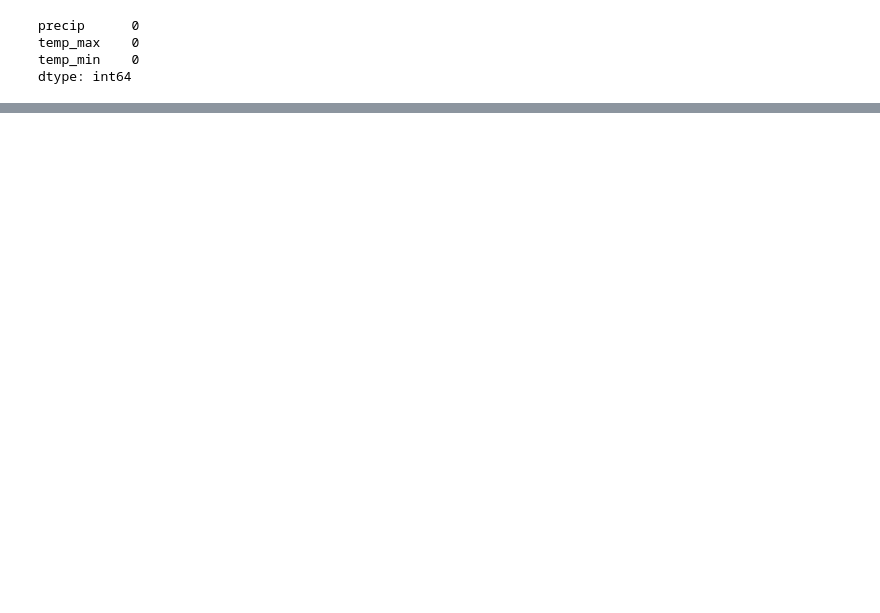
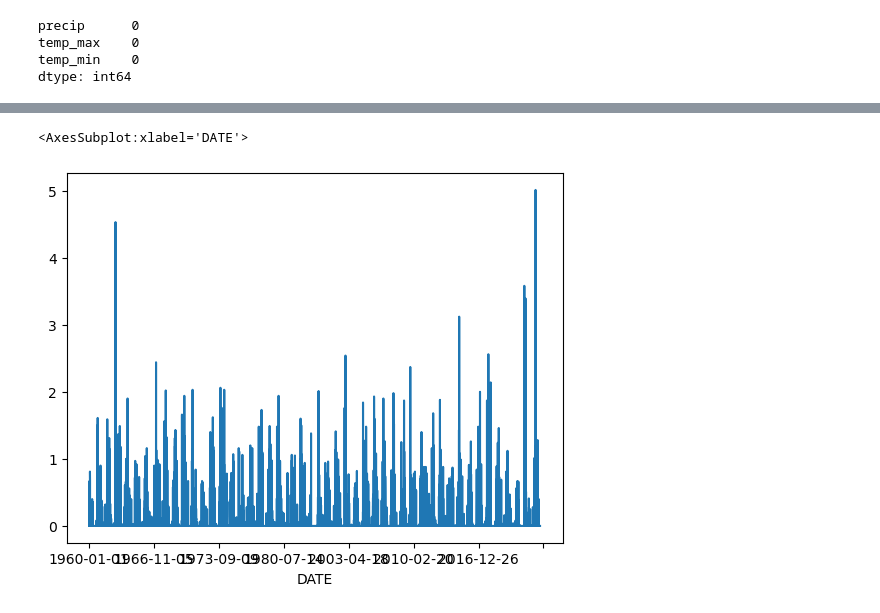
Before and after one commit to ashokrawatt/Weather-Prediction, a Jupyter notebook: weather.ipynb, the cells around one changed output, grey strips where cells are left out. Cells and saved outputs as stored; diff of their text form; code cells hidden in the pictures; blank space fills up the shorter version.

```diff
--- a/weather.ipynb
+++ b/weather.ipynb
@@ -224,0 +245,5 @@ dtype: int64
+# %%
+core_weather["precip"].plot()
+# %% [output]
+<AxesSubplot:xlabel='DATE'>
+[figure, added]
```
Also changed, not shown: parts of 6 cells of this notebook.
